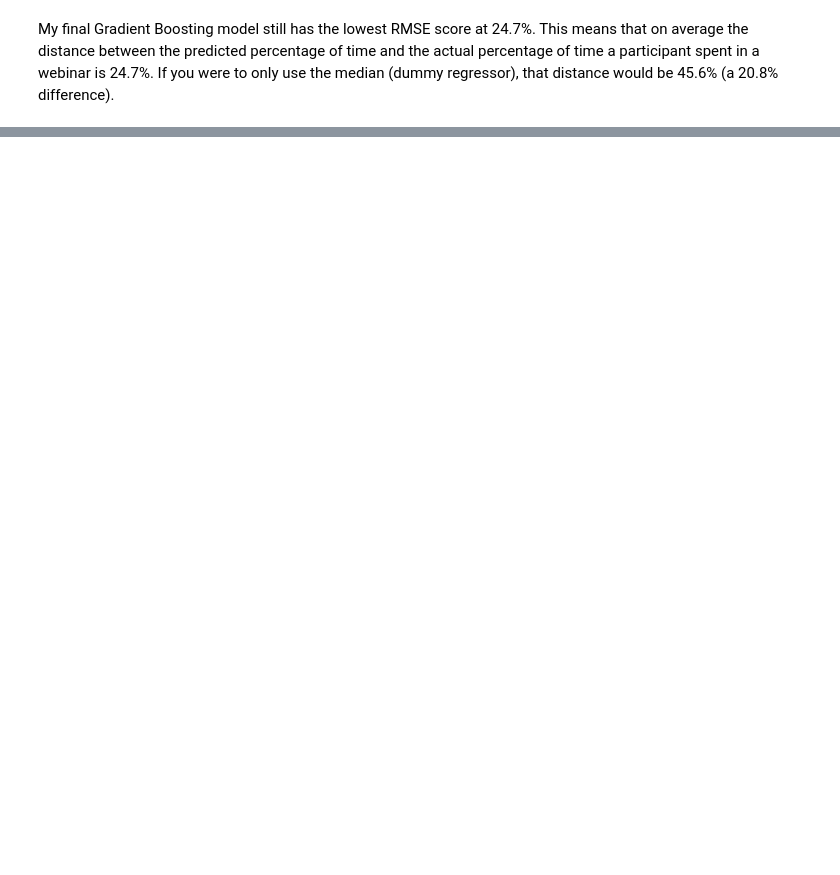
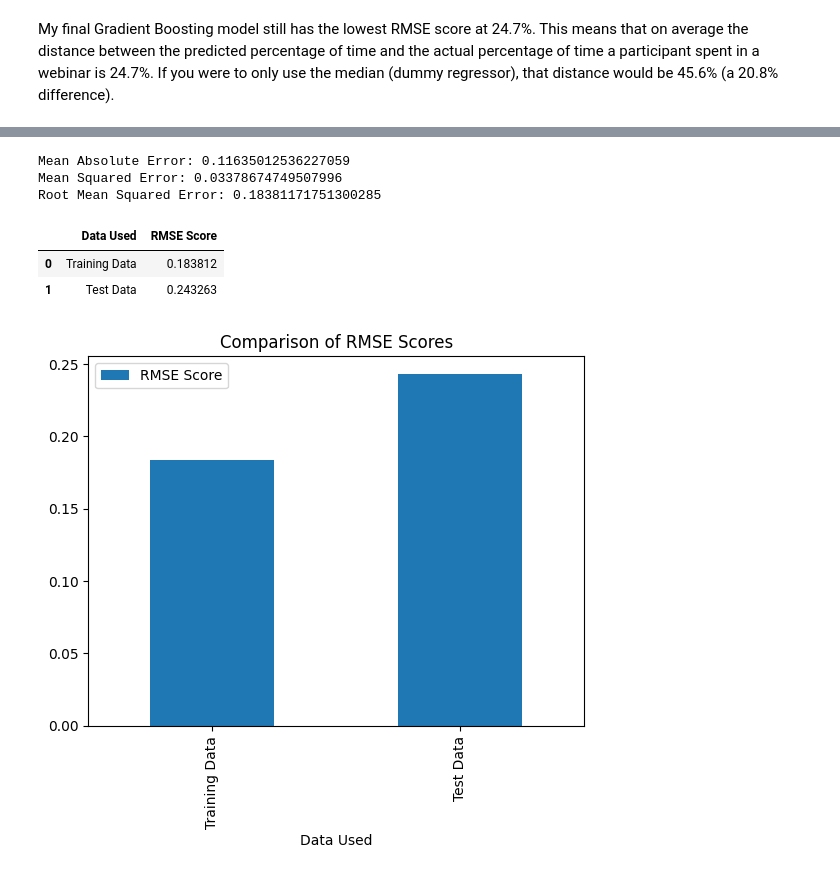
Before and after one commit to andreaeddyricci/Webinar-Attendance-Capstone, a Jupyter notebook: Preprocessing_and_Modeling.ipynb, the cells around one changed output, grey strips where cells are left out. Cells and saved outputs as stored; diff of their text form; code cells hidden in the pictures; blank space fills up the shorter version.

```diff
--- a/Preprocessing_and_Modeling.ipynb
+++ b/Preprocessing_and_Modeling.ipynb
@@ -550,0 +549,30 @@ My final Gradient Boosting model still has the lowest RMSE score at 24.7%.  This
+# %%
+GB_tuned = GradientBoostingRegressor(**GB_grid.best_params_)
+GB_tuned.fit(X_train, y_train)
+
+y_pred_GB_tuned_train = GB_tuned.predict(X_train)
+
+GB_tuned_train_RMSE = find_scores(y_train, y_pred_GB_tuned_train)
+
+print_scores(y_train, y_pred_GB_tuned_train)
+# %% [output]
+Mean Absolute Error: 0.11635012536227059
+Mean Squared Error: 0.03378674749507996
+Root Mean Squared Error: 0.18381171751300285
+# %%
+models = ['Training Data','Test Data']
+recall_scores = [GB_tuned_train_RMSE, GB_tuned_RMSE]
+train_vs_test_df = pd.DataFrame(
+    {'Data Used': models,
+     'RMSE Score': recall_scores
+    })
+train_vs_test_df
+# %% [output]
+|  | Data Used | RMSE Score |
+| 0 | Training Data | 0.183812 |
+| 1 | Test Data | 0.243263 |
+# %%
+_ = train_vs_test_df.set_index('Data Used').plot(kind='bar')
+_ = plt.title("Comparison of RMSE Scores")
+# %% [output]
+[figure, added]
```
Also changed, not shown: parts of 20 cells of this notebook.
